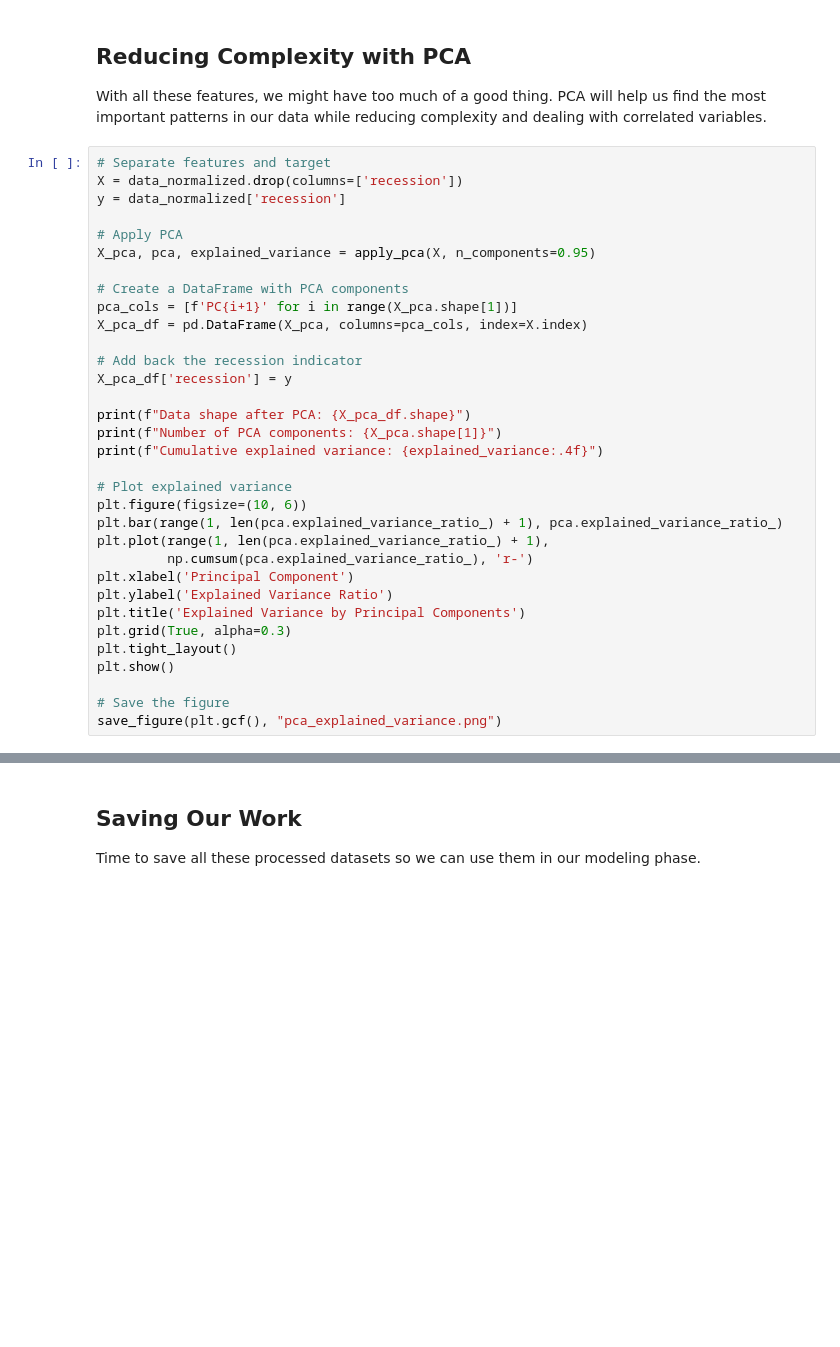
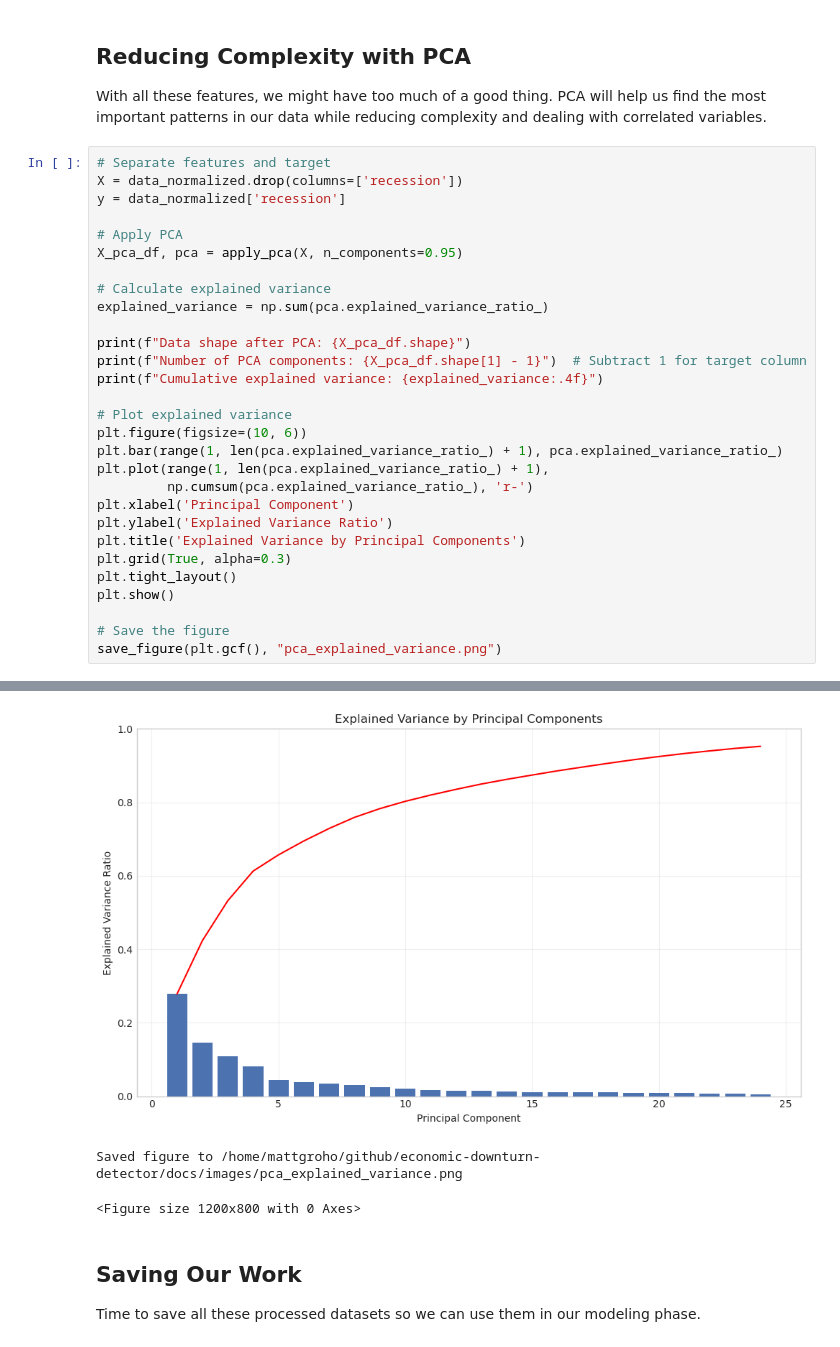
Before and after one commit to averyclou/working-draft-economic-detector, a Jupyter notebook: notebooks/02_feature_engineering.ipynb, the cells around one changed output, grey strips where cells are left out. Drawn from its saved outputs; the diff is of its cells as text; blank space fills up the shorter version.

```diff
--- a/notebooks/02_feature_engineering.ipynb
+++ b/notebooks/02_feature_engineering.ipynb
@@ -67,17 +145,13 @@ X = data_normalized.drop(columns=['recession'])
 y = data_normalized['recession']
 
 # Apply PCA
-X_pca, pca, explained_variance = apply_pca(X, n_components=0.95)
+X_pca_df, pca = apply_pca(X, n_components=0.95)
 
-# Create a DataFrame with PCA components
-pca_cols = [f'PC{i+1}' for i in range(X_pca.shape[1])]
-X_pca_df = pd.DataFrame(X_pca, columns=pca_cols, index=X.index)
-
-# Add back the recession indicator
-X_pca_df['recession'] = y
+# Calculate explained variance
+explained_variance = np.sum(pca.explained_variance_ratio_)
 
 print(f"Data shape after PCA: {X_pca_df.shape}")
-print(f"Number of PCA components: {X_pca.shape[1]}")
+print(f"Number of PCA components: {X_pca_df.shape[1] - 1}")  # Subtract 1 for target column
 print(f"Cumulative explained variance: {explained_variance:.4f}")
 
 # Plot explained variance
@@ -94,3 +168,4 @@ plt.show()
 
 # Save the figure
 save_figure(plt.gcf(), "pca_explained_variance.png")
+# %% [output]
@@ -97,3 +178,6 @@ save_figure(plt.gcf(), "pca_explained_variance.png")
+[figure, added]
+Saved figure to /home/mattgroho/github/economic-downturn-detector/docs/images/pca_explained_variance.png
+<Figure size 1200x800 with 0 Axes>
 # %% [markdown]
 ## Saving Our Work
 
```
Also changed, not shown: parts of 6 cells of this notebook, 1 other file.
